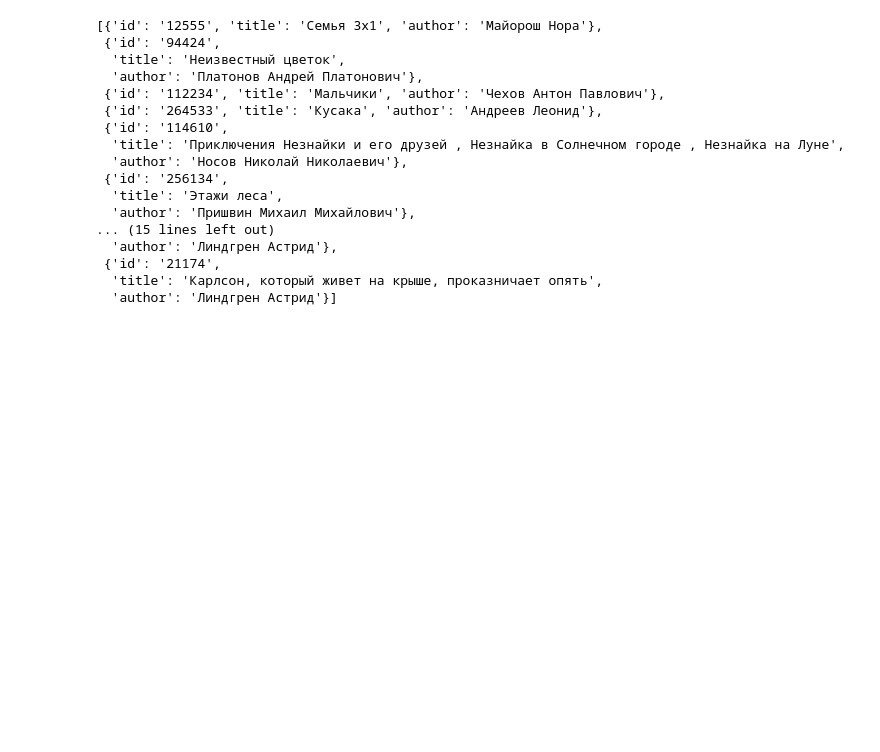
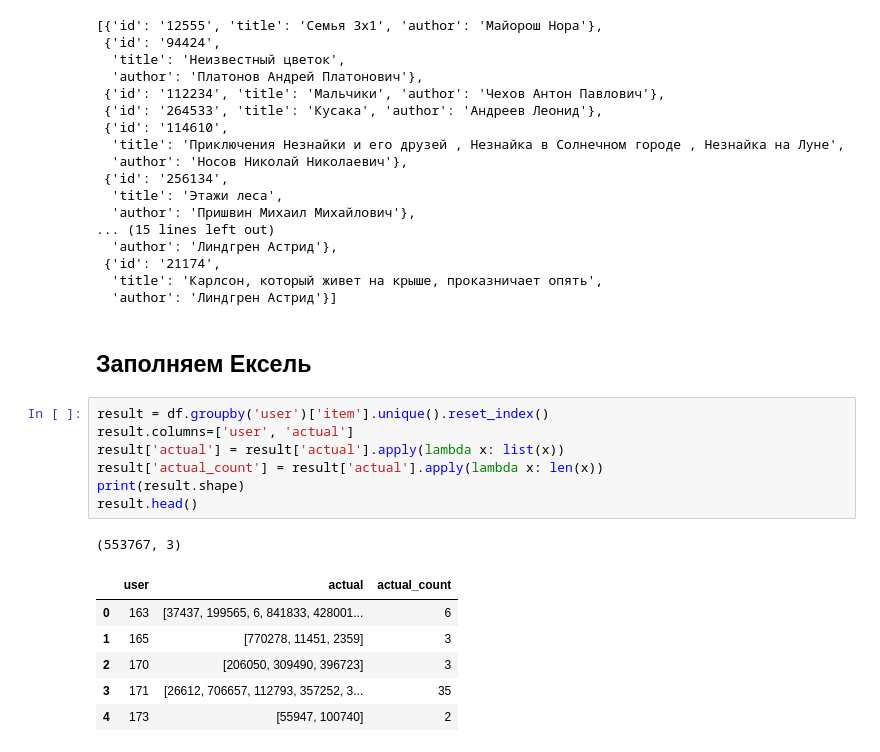
Before and after one commit to Biblosphere/hackathon, a Jupyter notebook: ml_model/train_model.ipynb, the cells around one changed output. Drawn from its saved outputs; the diff is of its cells as text; blank space fills up the shorter version.

```diff
--- a/ml_model/train_model.ipynb
+++ b/ml_model/train_model.ipynb
@@ -353,3 +360,20 @@ def get_history(use_id):
  {'id': '21174',
   'title': 'Карлсон, который живет на крыше, проказничает опять',
   'author': 'Линдгрен Астрид'}]
+# %% [markdown]
+## Заполняем Ексель
+# %%
+result = df.groupby('user')['item'].unique().reset_index()
+result.columns=['user', 'actual']
+result['actual'] = result['actual'].apply(lambda x: list(x))
+result['actual_count'] = result['actual'].apply(lambda x: len(x))
+print(result.shape)
+result.head()
+# %% [output]
+(553767, 3)
+|  | user | actual | actual_count |
+| 0 | 163 | [37437, 199565, 6, 841833, 428001... | 6 |
+| 1 | 165 | [770278, 11451, 2359] | 3 |
+| 2 | 170 | [206050, 309490, 396723] | 3 |
+| 3 | 171 | [26612, 706657, 112793, 357252, 3... | 35 |
+| 4 | 173 | [55947, 100740] | 2 |
```
Also changed, not shown: parts of 13 cells of this notebook, 10 other files.
